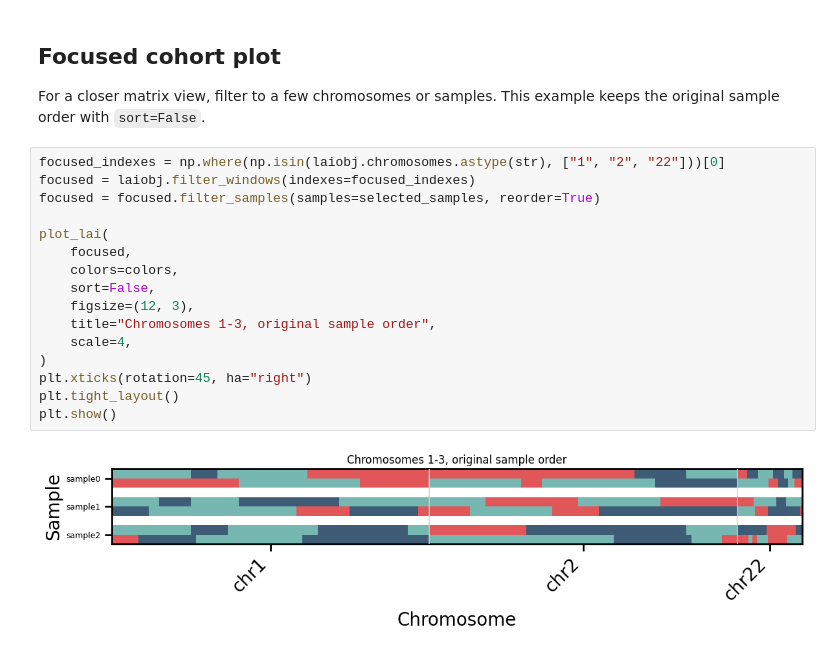
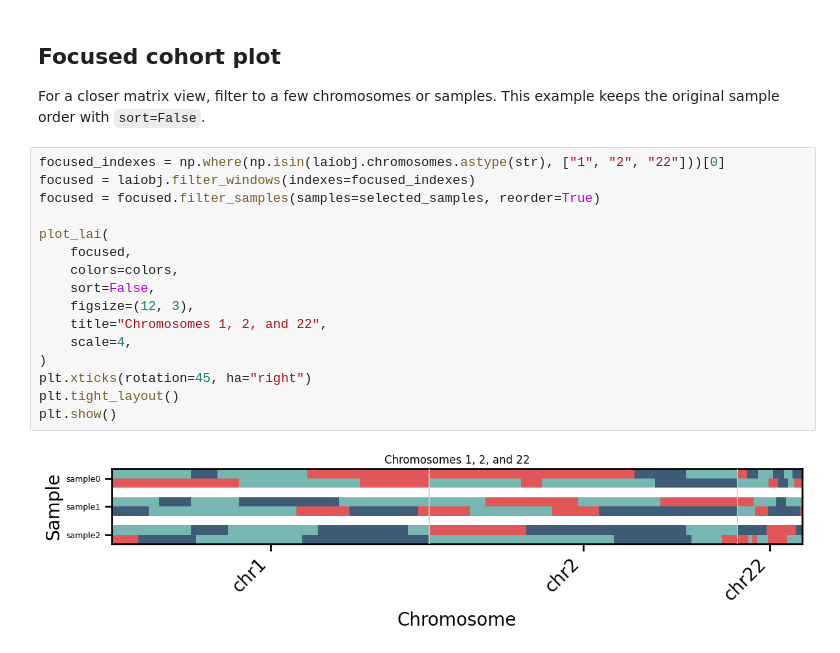
Before and after one commit to AI-sandbox/snputils, a Jupyter notebook: docs/tutorials/local-ancestry-visualization.ipynb, the cells around one changed output. Cells and saved outputs as stored; diff of their text form.

```diff
--- a/docs/tutorials/local-ancestry-visualization.ipynb
+++ b/docs/tutorials/local-ancestry-visualization.ipynb
@@ -98,18 +96,18 @@ For a closer matrix view, filter to a few chromosomes or samples. This example k
 # %%
 focused_indexes = np.where(np.isin(laiobj.chromosomes.astype(str), ["1", "2", "22"]))[0]
 focused = laiobj.filter_windows(indexes=focused_indexes)
 focused = focused.filter_samples(samples=selected_samples, reorder=True)
 
 plot_lai(
     focused,
     colors=colors,
     sort=False,
     figsize=(12, 3),
-    title="Chromosomes 1-3, original sample order",
+    title="Chromosomes 1, 2, and 22",
     scale=4,
 )
 plt.xticks(rotation=45, ha="right")
 plt.tight_layout()
 plt.show()
 # %% [output]
-[figure, old version]
+[figure, new version]
```
Also changed, not shown: parts of 1 cell of this notebook.
